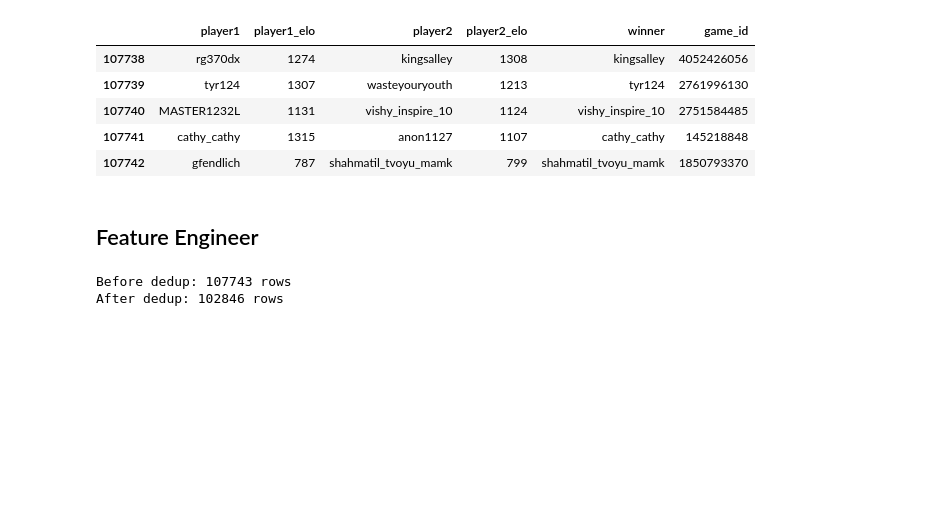
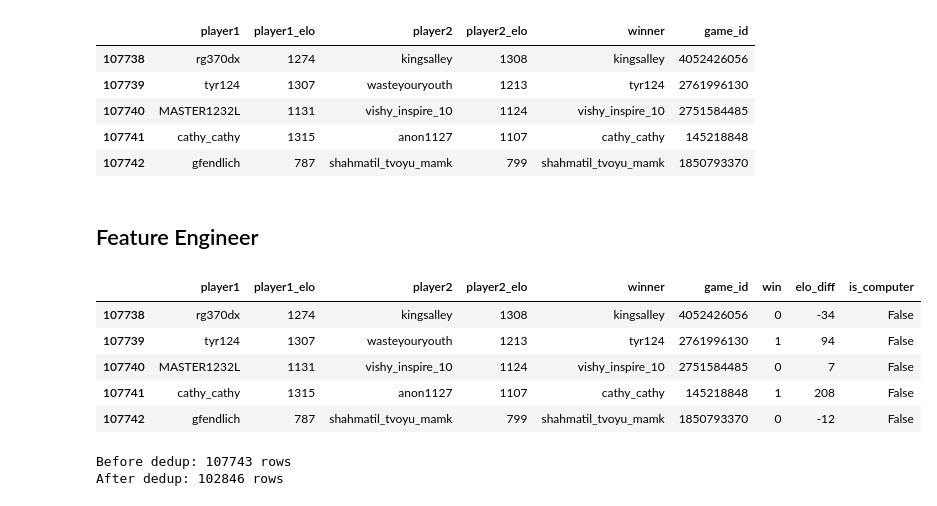
Before and after one commit to eonofrey/elo_analysis, a Jupyter notebook: elo_analysis.ipynb, the cells around one changed output. Cells and saved outputs as stored; diff of their text form; code cells hidden in the pictures; blank space fills up the shorter version.

```diff
--- a/elo_analysis.ipynb
+++ b/elo_analysis.ipynb
@@ -49,6 +49,15 @@ def is_computer(row):
 data['win'] = data.apply(is_win, axis=1)
 data['elo_diff'] = data.apply(elo_diff, axis=1)
 data['is_computer'] = data.apply(is_computer, axis=1)
+# %%
+data.tail()
+# %% [output]
+|  | player1 | player1_elo | player2 | player2_elo | winner | game_id | win | elo_diff | is_computer |
+| 107738 | rg370dx | 1274 | kingsalley | 1308 | kingsalley | 4052426056 | 0 | -34 | False |
+| 107739 | tyr124 | 1307 | wasteyouryouth | 1213 | tyr124 | 2761996130 | 1 | 94 | False |
+| 107740 | MASTER1232L | 1131 | vishy_inspire_10 | 1124 | vishy_inspire_10 | 2751584485 | 0 | 7 | False |
+| 107741 | cathy_cathy | 1315 | anon1127 | 1107 | cathy_cathy | 145218848 | 1 | 208 | False |
+| 107742 | gfendlich | 787 | shahmatil_tvoyu_mamk | 799 | shahmatil_tvoyu_mamk | 1850793370 | 0 | -12 | False |
 # %%
 # Drop duplicates and remove drawn games
 print('Before dedup: ' + str(data.shape[0]) + ' rows')
```
